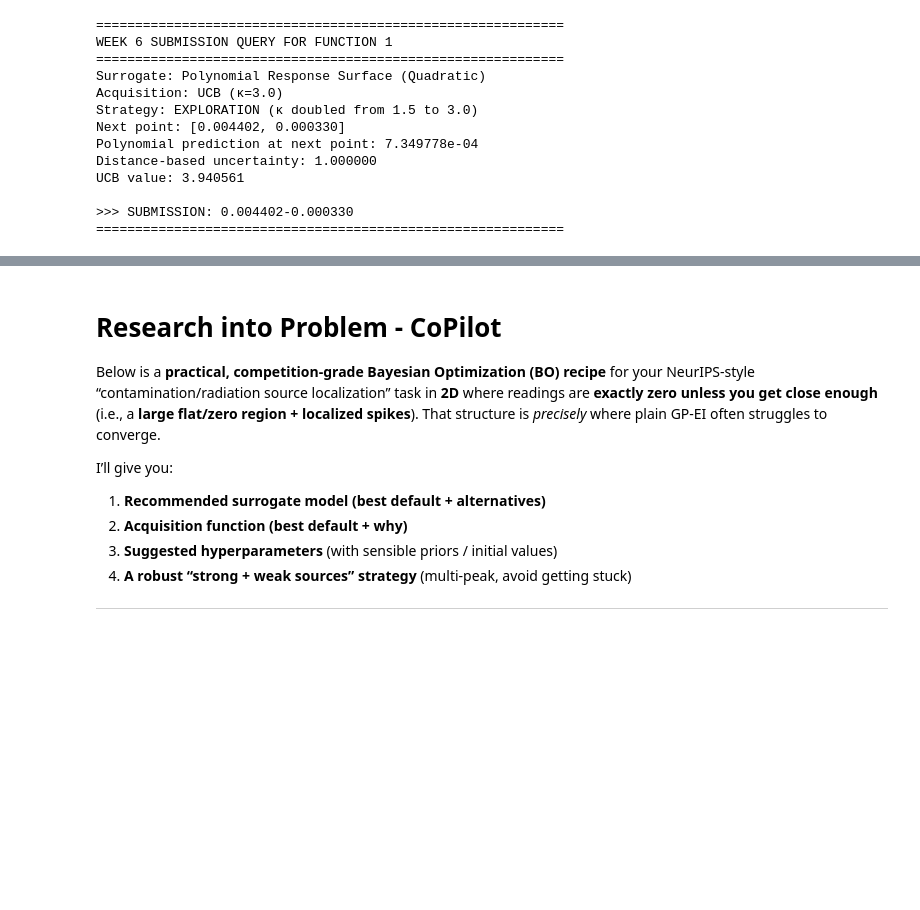
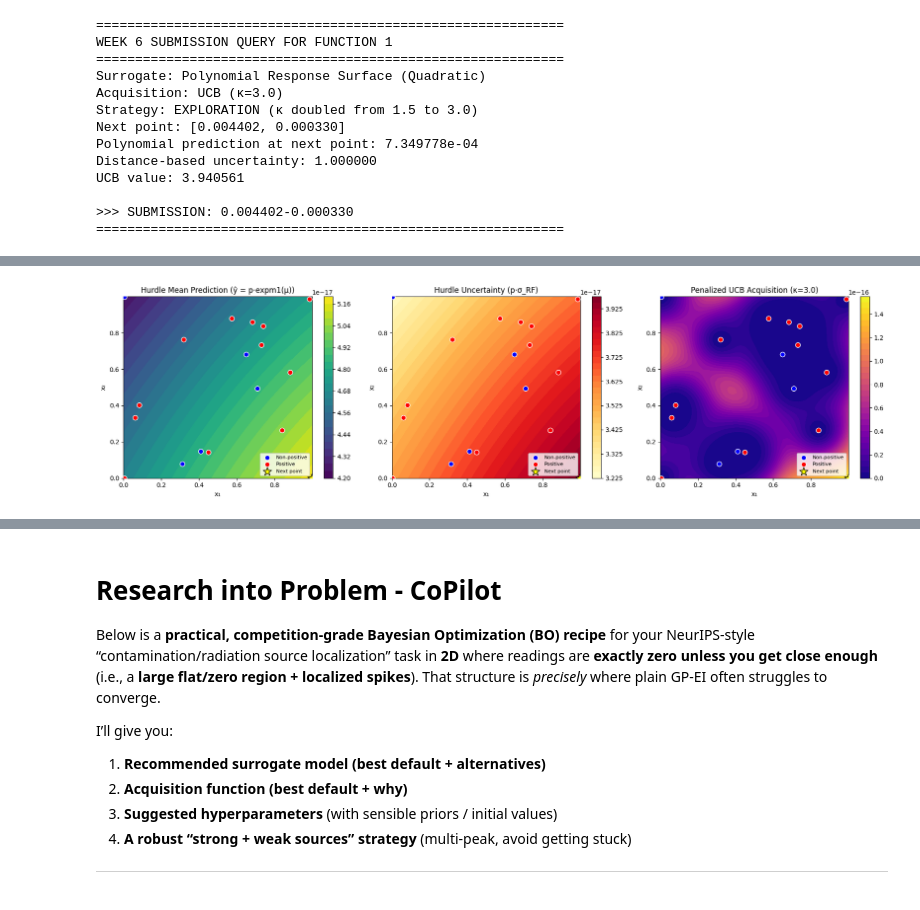
Before and after one commit to brucediesel/capstone-sdd, a Jupyter notebook: functions/f1/f1.ipynb, the cells around one changed output, grey strips where cells are left out. Drawn from its saved outputs; the diff is of its cells as text; code cells hidden in the pictures; blank space fills up the shorter version.

Commit message:
Update F1 - hurdle model and UCB

```diff
--- a/functions/f1/f1.ipynb
+++ b/functions/f1/f1.ipynb
@@ -907,0 +1121,76 @@ UCB value: 3.940561
+# %%
+# --- W7-08: Surrogate & Acquisition Surface Plot (3 panels) ---
+import matplotlib.pyplot as plt
+
+# Build a uniform visualization grid matching Week 6 resolution (GRID_RES × GRID_RES)
+x1_vis = np.linspace(0.0, 0.999999, GRID_RES)
+x2_vis = np.linspace(0.0, 0.999999, GRID_RES)
+X1_vis, X2_vis = np.meshgrid(x1_vis, x2_vis)
+X_grid = np.column_stack([X1_vis.ravel(), X2_vis.ravel()])
+
+# Stage 1 probabilities on the grid
+p_grid = stage1_clf.predict_proba(X_grid)[:, 1]
+
+if not FALLBACK_MODE:
+    # Stage 2: per-tree predictions on the grid → mean and std
+    tree_preds_grid = np.array([tree.predict(X_grid) for tree in stage2_rf.estimators_])
+    mu_log_grid     = tree_preds_grid.mean(axis=0)
+    sigma_rf_grid   = tree_preds_grid.std(axis=0)
+    mu_grid         = np.expm1(mu_log_grid)
+    acq_raw_grid    = p_grid * mu_grid + KAPPA * p_grid * sigma_rf_grid
+    grid_hurdle      = (p_grid * mu_grid).reshape(GRID_RES, GRID_RES)
+    grid_uncertainty = (p_grid * sigma_rf_grid).reshape(GRID_RES, GRID_RES)
+else:
+    acq_raw_grid     = p_grid.copy()
+    grid_hurdle      = p_grid.reshape(GRID_RES, GRID_RES)
+    grid_uncertainty = p_grid.reshape(GRID_RES, GRID_RES)
+
+# Penalized UCB on the grid (same formula as W7-07)
+penalty_grid = np.ones(len(X_grid))
+for xi in X_w7:
+    dist_sq_grid = np.sum((X_grid - xi) ** 2, axis=1)
+    penalty_grid *= (1.0 - np.exp(-dist_sq_grid / (2 * PENALTY_RADIUS ** 2)))
+grid_ucb = (acq_raw_grid * penalty_grid).reshape(GRID_RES, GRID_RES)
+
+# Colour split: red = positive-output training points, blue = non-positive
+pos_mask = y_w7 > 0
+
+fig, axes = plt.subplots(1, 3, figsize=(18, 5))
+
+# Panel 1: Hurdle Mean Prediction
+ax1 = axes[0]
+c1 = ax1.contourf(X1_vis, X2_vis, grid_hurdle, levels=30, cmap='viridis')
+ax1.scatter(X_w7[~pos_mask, 0], X_w7[~pos_mask, 1], c='blue', edgecolors='white', s=60, zorder=5, label='Non-positive')
+ax1.scatter(X_w7[pos_mask, 0], X_w7[pos_mask, 1], c='red', edgecolors='white', s=60, zorder=5, label='Positive')
+ax1.scatter(next_x[0], next_x[1], c='yellow', marker='*', s=200, edgecolors='black', zorder=6, label='Next point')
+ax1.set_xlabel('x₁'); ax1.set_ylabel('x₂')
+ax1.set_title('Hurdle Mean Prediction (ŷ = p·expm1(μ))')
+ax1.legend(loc='lower right', fontsize=8)
+plt.colorbar(c1, ax=ax1)
+
+# Panel 2: Hurdle Uncertainty (p·σ_RF)
+ax2 = axes[1]
+c2 = ax2.contourf(X1_vis, X2_vis, grid_uncertainty, levels=30, cmap='YlOrRd')
+ax2.scatter(X_w7[~pos_mask, 0], X_w7[~pos_mask, 1], c='blue', edgecolors='white', s=60, zorder=5, label='Non-positive')
+ax2.scatter(X_w7[pos_mask, 0], X_w7[pos_mask, 1], c='red', edgecolors='white', s=60, zorder=5, label='Positive')
+ax2.scatter(next_x[0], next_x[1], c='yellow', marker='*', s=200, edgecolors='black', zorder=6, label='Next point')
+ax2.set_xlabel('x₁'); ax2.set_ylabel('x₂')
+ax2.set_title('Hurdle Uncertainty (p·σ_RF)')
+ax2.legend(loc='lower right', fontsize=8)
+plt.colorbar(c2, ax=ax2)
+
+# Panel 3: Penalized UCB Acquisition
+ax3 = axes[2]
+c3 = ax3.contourf(X1_vis, X2_vis, grid_ucb, levels=30, cmap='plasma')
+ax3.scatter(X_w7[~pos_mask, 0], X_w7[~pos_mask, 1], c='blue', edgecolors='white', s=60, zorder=5, label='Non-positive')
+ax3.scatter(X_w7[pos_mask, 0], X_w7[pos_mask, 1], c='red', edgecolors='white', s=60, zorder=5, label='Positive')
+ax3.scatter(next_x[0], next_x[1], c='yellow', marker='*', s=200, edgecolors='black', zorder=6, label='Next point')
+ax3.set_xlabel('x₁'); ax3.set_ylabel('x₂')
+ax3.set_title(f'Penalized UCB Acquisition (κ={KAPPA})')
+ax3.legend(loc='lower right', fontsize=8)
+plt.colorbar(c3, ax=ax3)
+
+plt.tight_layout()
+plt.show()
+# %% [output]
+[figure, added]
```
Also changed, not shown: parts of 9 cells of this notebook, 27 other files.
